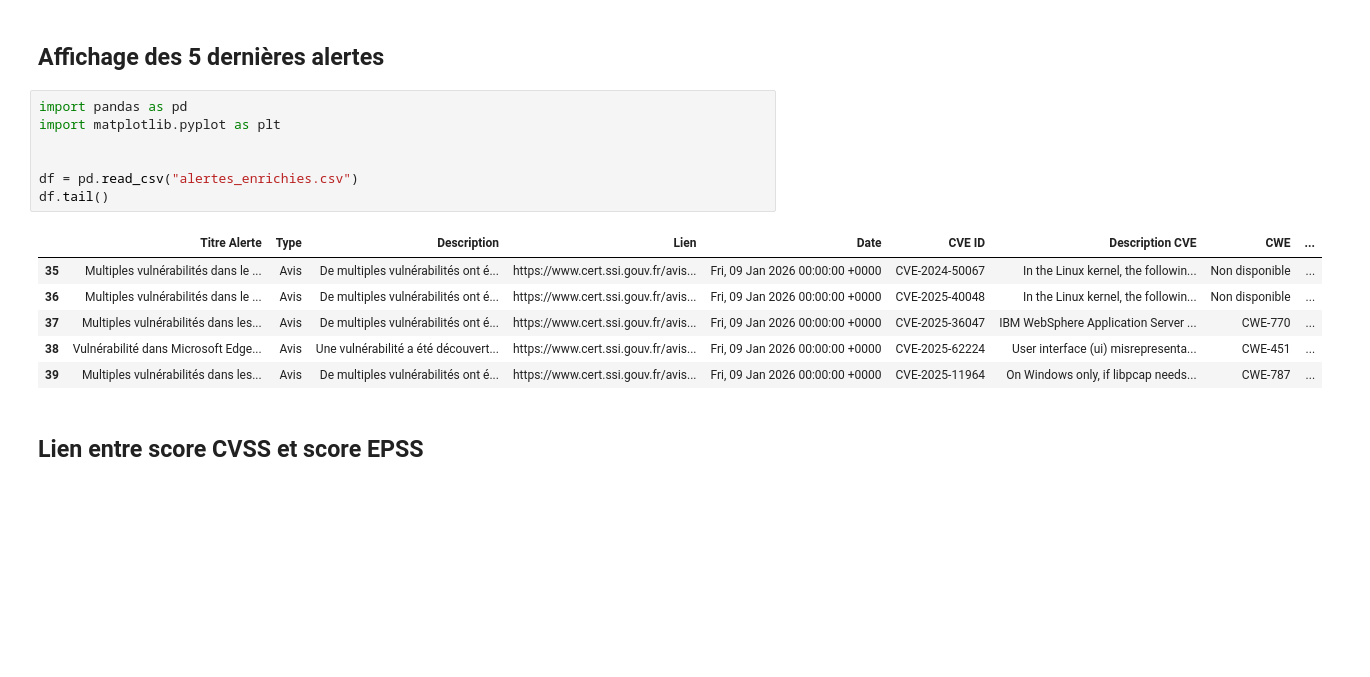
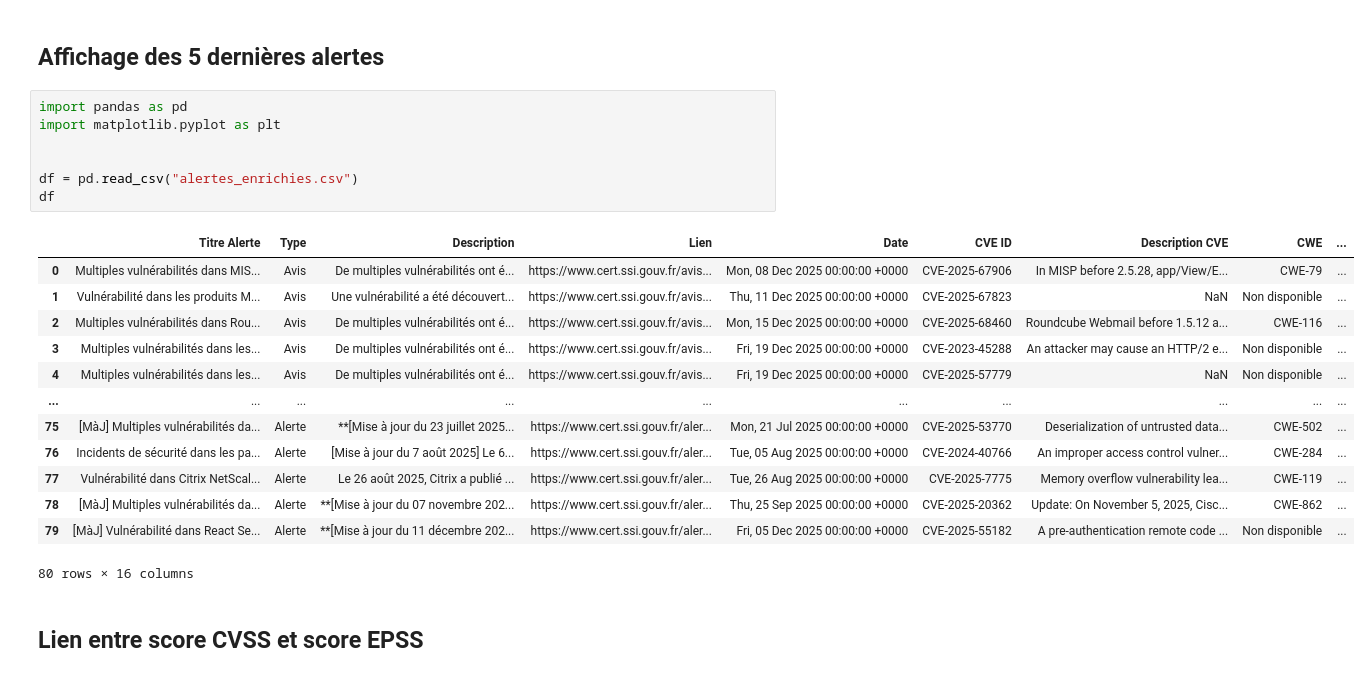
Before and after one commit to massieuxalexandre/Projet-Python, a Jupyter notebook: notebook.ipynb, the cells around one changed output. Drawn from its saved outputs; the diff is of its cells as text; blank space fills up the shorter version.

Commit message:
ajout alertes

```diff
--- a/notebook.ipynb
+++ b/notebook.ipynb
@@ -7,17 +7,24 @@
 # %%
 import pandas as pd
 import matplotlib.pyplot as plt
 
 
 df = pd.read_csv("alertes_enrichies.csv")
-df.tail()
+df
 # %% [output]
 |  | Titre Alerte | Type | Description | Lien | Date | CVE ID | Description CVE | CWE | ... |
-| 35 | Multiples vulnérabilités dans le ... | Avis | De multiples vulnérabilités ont é... | https://www.cert.ssi.gouv.fr/avis... | Fri, 09 Jan 2026 00:00:00 +0000 | CVE-2024-50067 | In the Linux kernel, the followin... | Non disponible | ... |
-| 36 | Multiples vulnérabilités dans le ... | Avis | De multiples vulnérabilités ont é... | https://www.cert.ssi.gouv.fr/avis... | Fri, 09 Jan 2026 00:00:00 +0000 | CVE-2025-40048 | In the Linux kernel, the followin... | Non disponible | ... |
-| 37 | Multiples vulnérabilités dans les... | Avis | De multiples vulnérabilités ont é... | https://www.cert.ssi.gouv.fr/avis... | Fri, 09 Jan 2026 00:00:00 +0000 | CVE-2025-36047 | IBM WebSphere Application Server ... | CWE-770 | ... |
-| 38 | Vulnérabilité dans Microsoft Edge... | Avis | Une vulnérabilité a été découvert... | https://www.cert.ssi.gouv.fr/avis... | Fri, 09 Jan 2026 00:00:00 +0000 | CVE-2025-62224 | User interface (ui) misrepresenta... | CWE-451 | ... |
-| 39 | Multiples vulnérabilités dans les... | Avis | De multiples vulnérabilités ont é... | https://www.cert.ssi.gouv.fr/avis... | Fri, 09 Jan 2026 00:00:00 +0000 | CVE-2025-11964 | On Windows only, if libpcap needs... | CWE-787 | ... |
+| 0 | Multiples vulnérabilités dans MIS... | Avis | De multiples vulnérabilités ont é... | https://www.cert.ssi.gouv.fr/avis... | Mon, 08 Dec 2025 00:00:00 +0000 | CVE-2025-67906 | In MISP before 2.5.28, app/View/E... | CWE-79 | ... |
+| 1 | Vulnérabilité dans les produits M... | Avis | Une vulnérabilité a été découvert... | https://www.cert.ssi.gouv.fr/avis... | Thu, 11 Dec 2025 00:00:00 +0000 | CVE-2025-67823 | NaN | Non disponible | ... |
+| 2 | Multiples vulnérabilités dans Rou... | Avis | De multiples vulnérabilités ont é... | https://www.cert.ssi.gouv.fr/avis... | Mon, 15 Dec 2025 00:00:00 +0000 | CVE-2025-68460 | Roundcube Webmail before 1.5.12 a... | CWE-116 | ... |
+| 3 | Multiples vulnérabilités dans les... | Avis | De multiples vulnérabilités ont é... | https://www.cert.ssi.gouv.fr/avis... | Fri, 19 Dec 2025 00:00:00 +0000 | CVE-2023-45288 | An attacker may cause an HTTP/2 e... | Non disponible | ... |
+| 4 | Multiples vulnérabilités dans les... | Avis | De multiples vulnérabilités ont é... | https://www.cert.ssi.gouv.fr/avis... | Fri, 19 Dec 2025 00:00:00 +0000 | CVE-2025-57779 | NaN | Non disponible | ... |
+| ... | ... | ... | ... | ... | ... | ... | ... | ... | ... |
+| 75 | [MàJ] Multiples vulnérabilités da... | Alerte | **[Mise à jour du 23 juillet 2025... | https://www.cert.ssi.gouv.fr/aler... | Mon, 21 Jul 2025 00:00:00 +0000 | CVE-2025-53770 | Deserialization of untrusted data... | CWE-502 | ... |
+| 76 | Incidents de sécurité dans les pa... | Alerte | [Mise à jour du 7 août 2025] Le 6... | https://www.cert.ssi.gouv.fr/aler... | Tue, 05 Aug 2025 00:00:00 +0000 | CVE-2024-40766 | An improper access control vulner... | CWE-284 | ... |
+| 77 | Vulnérabilité dans Citrix NetScal... | Alerte | Le 26 août 2025, Citrix a publié ... | https://www.cert.ssi.gouv.fr/aler... | Tue, 26 Aug 2025 00:00:00 +0000 | CVE-2025-7775 | Memory overflow vulnerability lea... | CWE-119 | ... |
+| 78 | [MàJ] Multiples vulnérabilités da... | Alerte | **[Mise à jour du 07 novembre 202... | https://www.cert.ssi.gouv.fr/aler... | Thu, 25 Sep 2025 00:00:00 +0000 | CVE-2025-20362 | Update: On November 5, 2025, Cisc... | CWE-862 | ... |
+| 79 | [MàJ] Vulnérabilité dans React Se... | Alerte | **[Mise à jour du 11 décembre 202... | https://www.cert.ssi.gouv.fr/aler... | Fri, 05 Dec 2025 00:00:00 +0000 | CVE-2025-55182 | A pre-authentication remote code ... | Non disponible | ... |
+80 rows × 16 columns
 # %% [markdown]
 ## Lien entre score CVSS et score EPSS
 # %%
```
Also changed, not shown: parts of 4 cells of this notebook, 4 other files.
